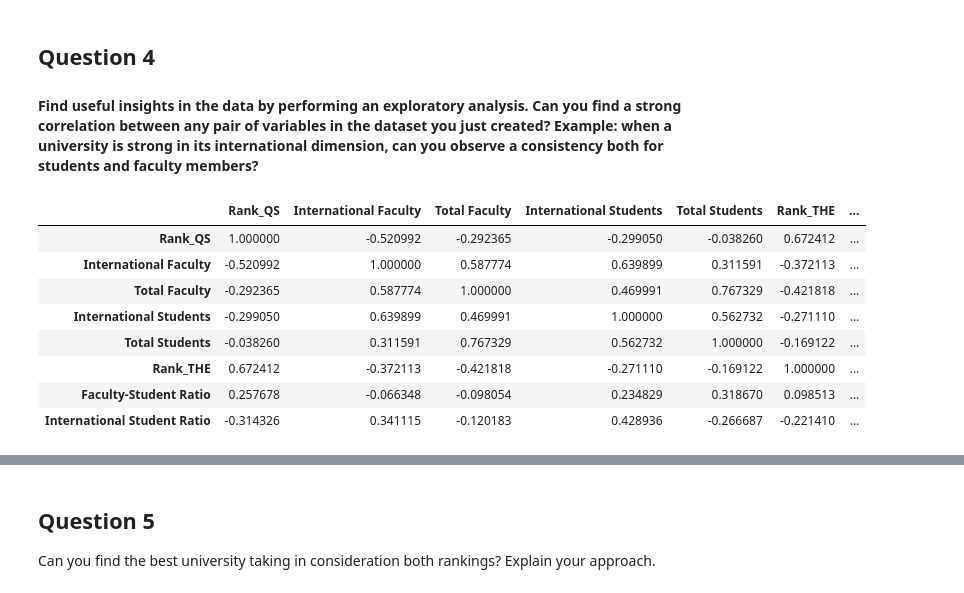
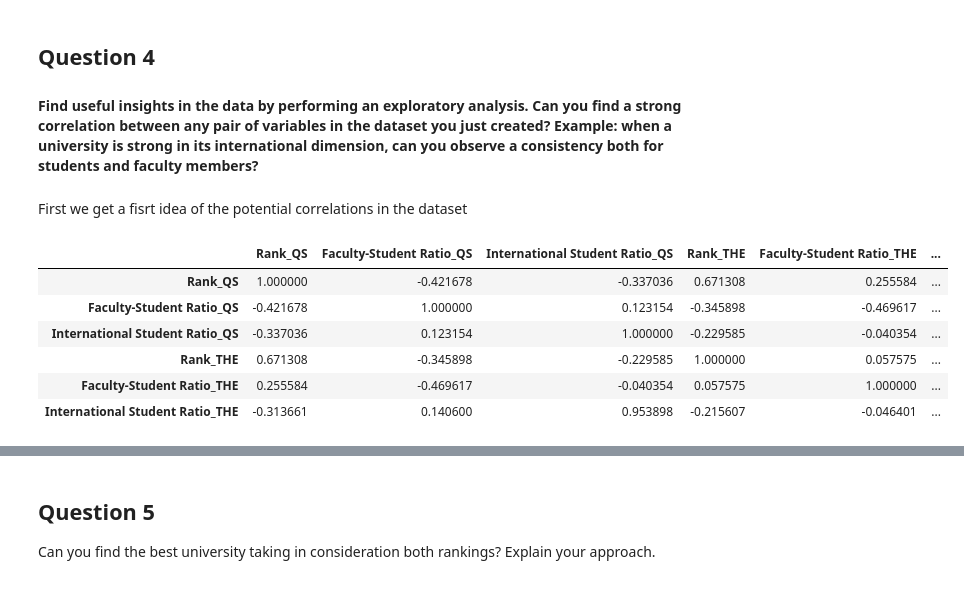
Before and after one commit to GauravPasari/ADA_Group_Tota_Pasari_Prelot, a Jupyter notebook: Homework2.ipynb, the cells around one changed output, grey strips where cells are left out. Saved outputs shown, nothing was run; the diff lists cells and outputs as text; code cells hidden in the pictures.

```diff
--- a/Homework2.ipynb
+++ b/Homework2.ipynb
@@ -465,16 +499,21 @@ merged_df.head(n=10)
 # %% [markdown]
 ## Question 4
 #### Find useful insights in the data by performing an exploratory analysis. Can you find a strong correlation between any pair of variables in the dataset you just created? Example: when a university is strong in its international dimension, can you observe a consistency both for students and faculty members?
+# %% [markdown]
+First we get a fisrt idea of the potential correlations in the dataset
+# %%
+#Get Rid of any potential NaN in the data frame
+correl.head()
+correl.dropna(axis=0,how='any', inplace=True)
 # %%
 # Print the correlations between the columns of the dataframe
-merged_df.corr()
+Correl_results=correl.corr()
+correl.corr()
 # %% [output]
-|  | Rank_QS | International Faculty | Total Faculty | International Students | Total Students | Rank_THE | ... |
-| Rank_QS | 1.000000 | -0.520992 | -0.292365 | -0.299050 | -0.038260 | 0.672412 | ... |
-| International Faculty | -0.520992 | 1.000000 | 0.587774 | 0.639899 | 0.311591 | -0.372113 | ... |
-| Total Faculty | -0.292365 | 0.587774 | 1.000000 | 0.469991 | 0.767329 | -0.421818 | ... |
-| International Students | -0.299050 | 0.639899 | 0.469991 | 1.000000 | 0.562732 | -0.271110 | ... |
-| Total Students | -0.038260 | 0.311591 | 0.767329 | 0.562732 | 1.000000 | -0.169122 | ... |
-| Rank_THE | 0.672412 | -0.372113 | -0.421818 | -0.271110 | -0.169122 | 1.000000 | ... |
-| Faculty-Student Ratio | 0.257678 | -0.066348 | -0.098054 | 0.234829 | 0.318670 | 0.098513 | ... |
-| International Student Ratio | -0.314326 | 0.341115 | -0.120183 | 0.428936 | -0.266687 | -0.221410 | ... |
+|  | Rank_QS | Faculty-Student Ratio_QS | International Student Ratio_QS | Rank_THE | Faculty-Student Ratio_THE | ... |
+| Rank_QS | 1.000000 | -0.421678 | -0.337036 | 0.671308 | 0.255584 | ... |
+| Faculty-Student Ratio_QS | -0.421678 | 1.000000 | 0.123154 | -0.345898 | -0.469617 | ... |
+| International Student Ratio_QS | -0.337036 | 0.123154 | 1.000000 | -0.229585 | -0.040354 | ... |
+| Rank_THE | 0.671308 | -0.345898 | -0.229585 | 1.000000 | 0.057575 | ... |
+| Faculty-Student Ratio_THE | 0.255584 | -0.469617 | -0.040354 | 0.057575 | 1.000000 | ... |
+| International Student Ratio_THE | -0.313661 | 0.140600 | 0.953898 | -0.215607 | -0.046401 | ... |
```
Also changed, not shown: parts of 33 cells of this notebook.
